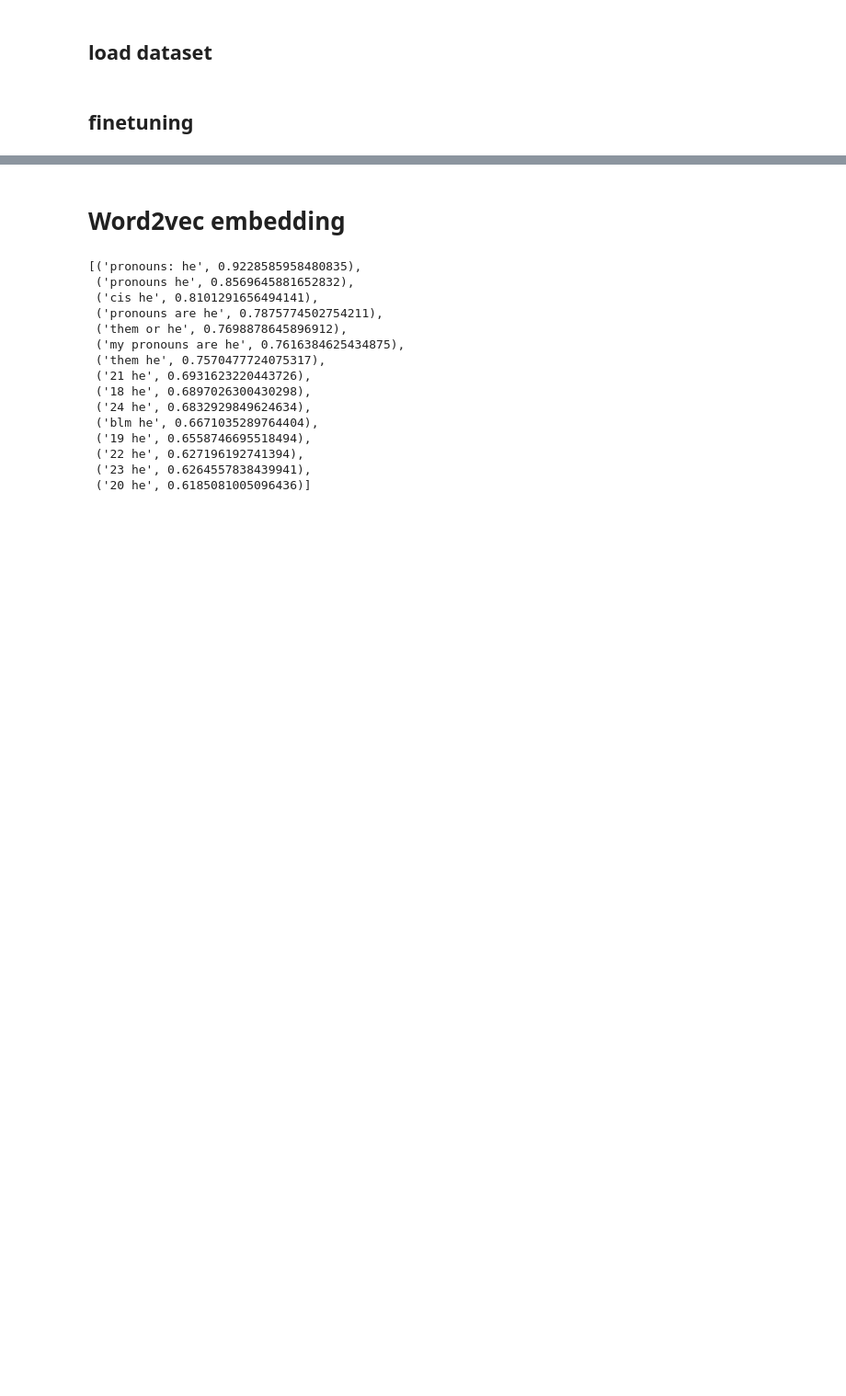
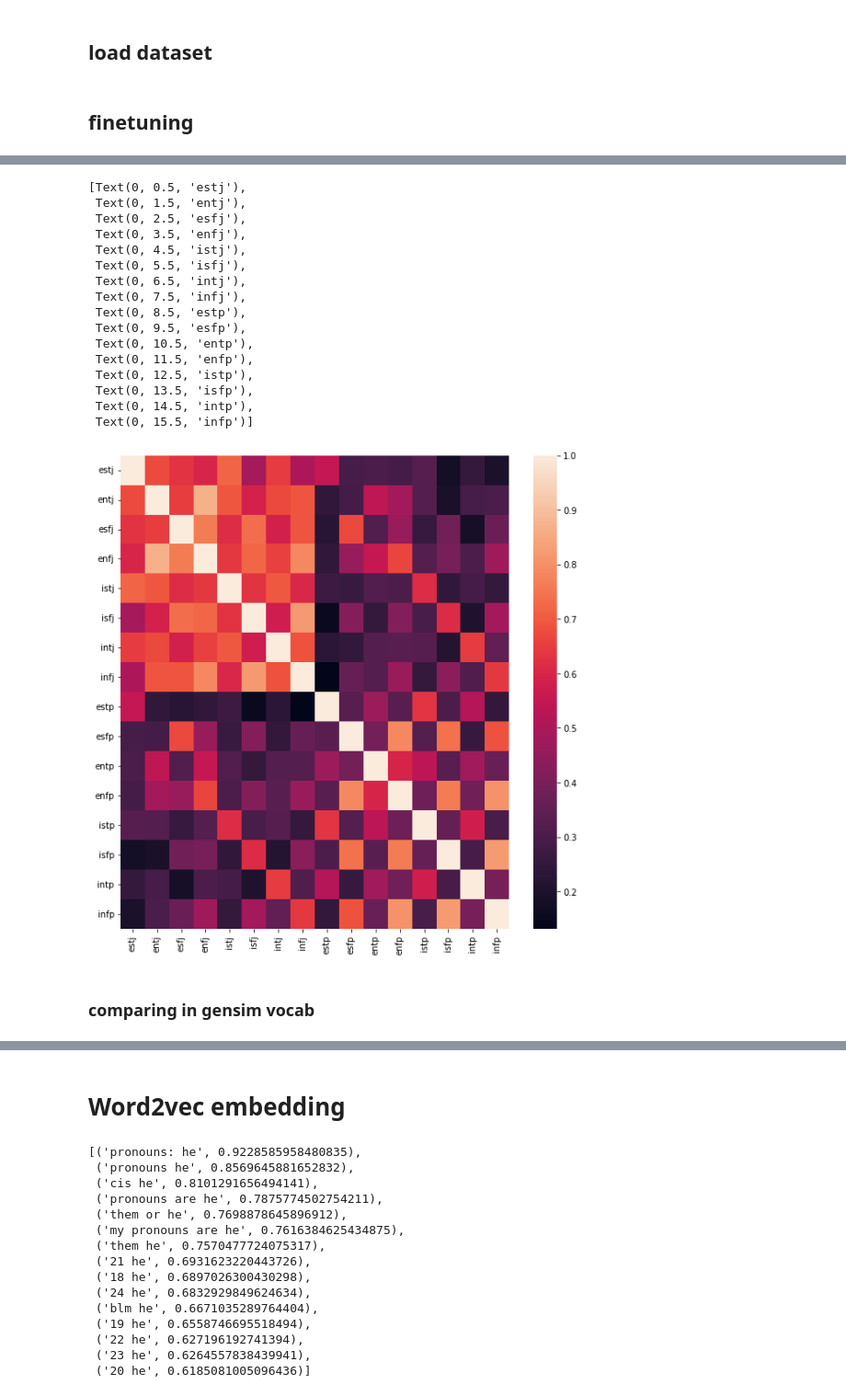
Before and after one commit to navidmdn/identity_embedding, a Jupyter notebook: pi2v.ipynb, the cells around one changed output, grey strips where cells are left out. Shown: that part at 92% size. Saved outputs shown, nothing was run; the diff lists cells and outputs as text; code cells hidden in the pictures; blank space fills up the shorter version.

```diff
--- a/pi2v.ipynb
+++ b/pi2v.ipynb
@@ -274,0 +322,6 @@ ValueError: not enough values to unpack (expected 2, got 1)
+# %%
+from sentence_transformers import SentenceTransformer, models
+
+base_model = SentenceTransformer('all-MiniLM-L6-v2')
+base_embs = base_model.encode(pis, convert_to_tensor=True)
+base_cosine_scores = util.cos_sim(base_embs, base_embs).detach().cpu().numpy()
@@ -274,0 +418,26 @@ ValueError: not enough values to unpack (expected 2, got 1)
+# %%
+plt.figure(figsize=(10,10))
+
+ax = sns.heatmap(base_cosine_scores)
+ax.set_xticklabels(personalities, rotation=90)
+ax.set_yticklabels(personalities, rotation=0)
+# %% [output]
+[Text(0, 0.5, 'estj'),
+ Text(0, 1.5, 'entj'),
+ Text(0, 2.5, 'esfj'),
+ Text(0, 3.5, 'enfj'),
+ Text(0, 4.5, 'istj'),
+ Text(0, 5.5, 'isfj'),
+ Text(0, 6.5, 'intj'),
+ Text(0, 7.5, 'infj'),
+ Text(0, 8.5, 'estp'),
+ Text(0, 9.5, 'esfp'),
+ Text(0, 10.5, 'entp'),
+ Text(0, 11.5, 'enfp'),
+ Text(0, 12.5, 'istp'),
+ Text(0, 13.5, 'isfp'),
+ Text(0, 14.5, 'intp'),
+ Text(0, 15.5, 'infp')]
+[figure, added]
+# %% [markdown]
+### comparing in gensim vocab
```
Also changed, not shown: parts of 40 cells of this notebook, 1 other file.
